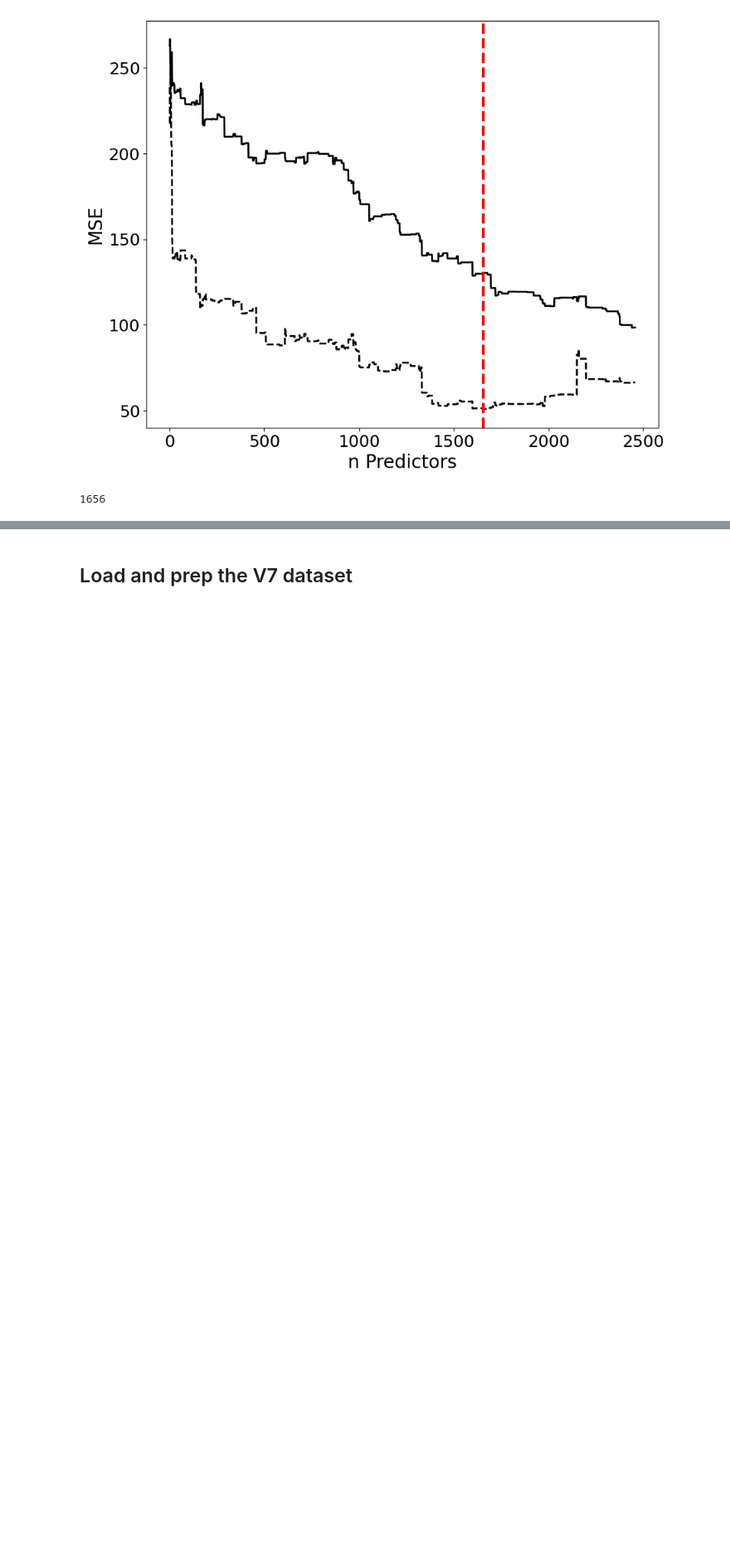
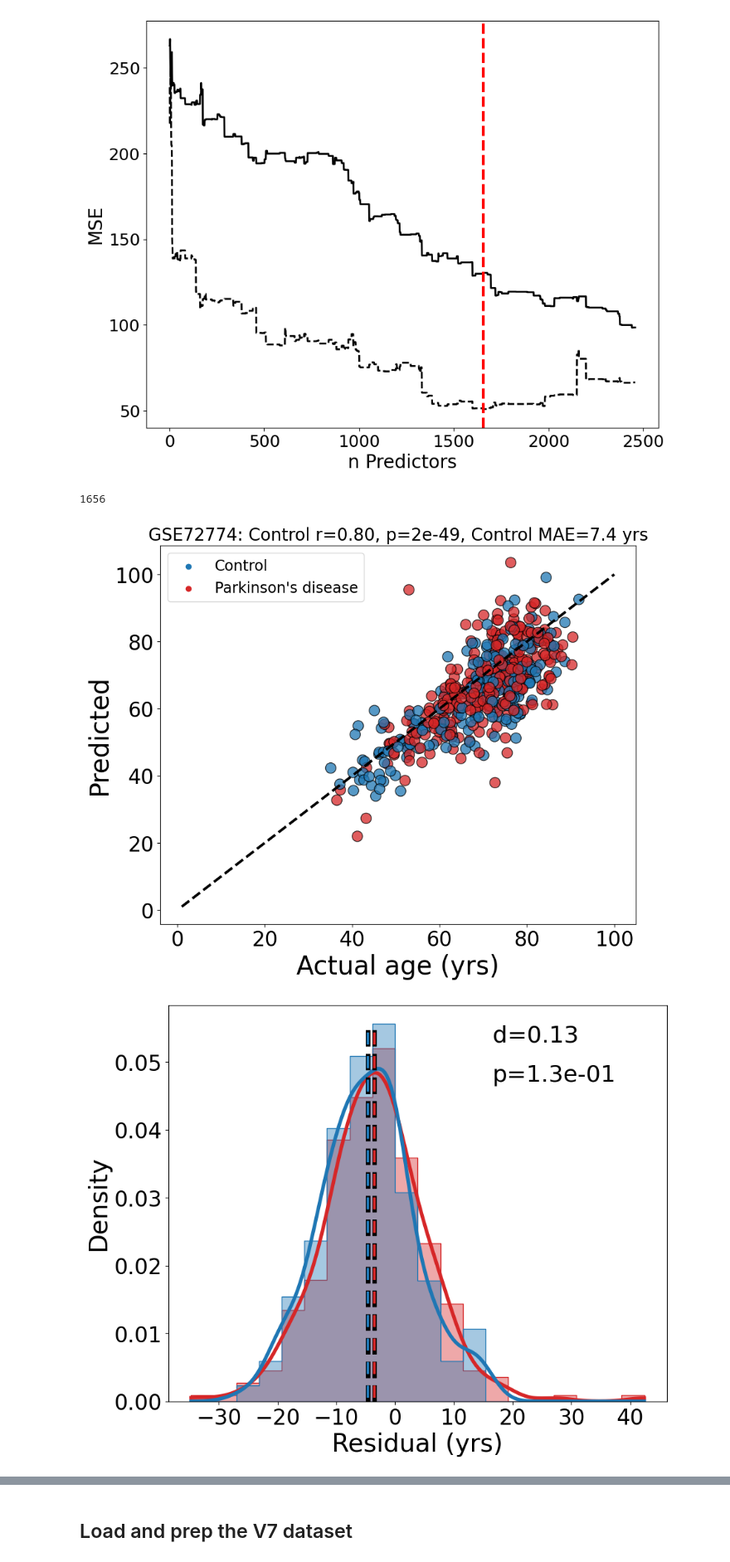
Before and after one commit to SkinnerCM/conboy-laboratory, a Jupyter notebook: dnam-clocks/mFSS-clock/notebooks/Generate figures/Generate Figure 4, supplementary figures 4-6 and supplementary tables 3-7.ipynb, the cells around one changed output, grey strips where cells are left out. Shown at 83% size. Cells and saved outputs as stored; diff of their text form; code cells hidden in the pictures; blank space fills up the shorter version.

```diff
--- a/dnam-clocks/mFSS-clock/notebooks/Generate figures/Generate Figure 4, supplementary figures 4-6 and supplementary tables 3-7.ipynb
+++ b/dnam-clocks/mFSS-clock/notebooks/Generate figures/Generate Figure 4, supplementary figures 4-6 and supplementary tables 3-7.ipynb
@@ -237,7 +241,16 @@ plt.xticks(fontsize=18);
 plt.yticks(fontsize=18);
 # %% [output]
 [figure]
-# %%
-best_iter
-# %% [output]
-1656
+# %%
+best_iter
+# %% [output]
+1656
+# %%
+art_shift_mfss_selection = age_corrs.CpG[:best_iter]
+art_shift_mfss_model = LinearRegression(positive=True).fit(hannum_transform[art_shift_mfss_selection], hannum_meta.age)
+# %%
+fig4_plots(park, park_meta,art_shift_mfss_model,
+           art_shift_mfss_selection,d_shift,"Parkinson's disease", flag=False)
+# %% [output]
+[figure, added]
+[figure, added]
```
Also changed, not shown: parts of 52 cells of this notebook.
